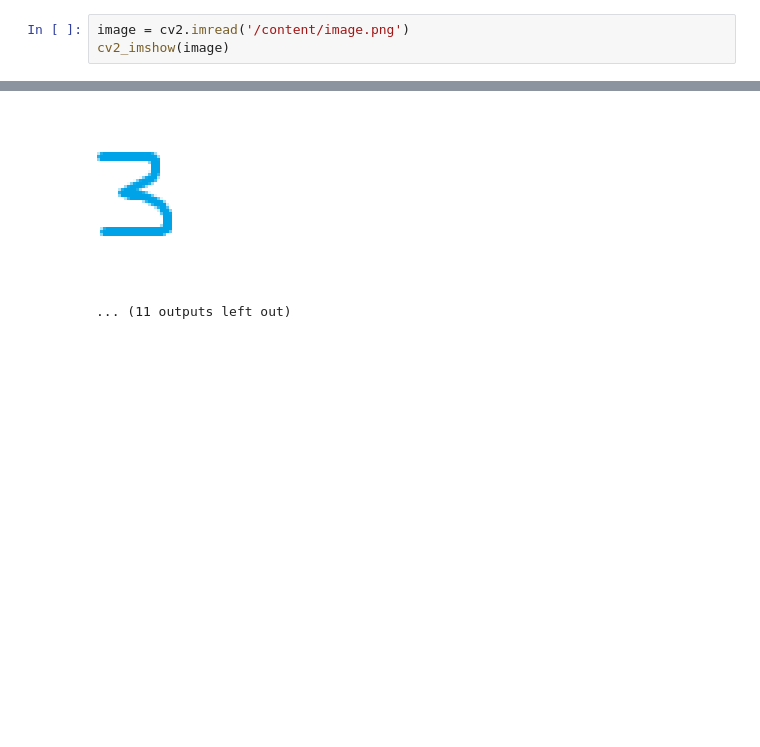
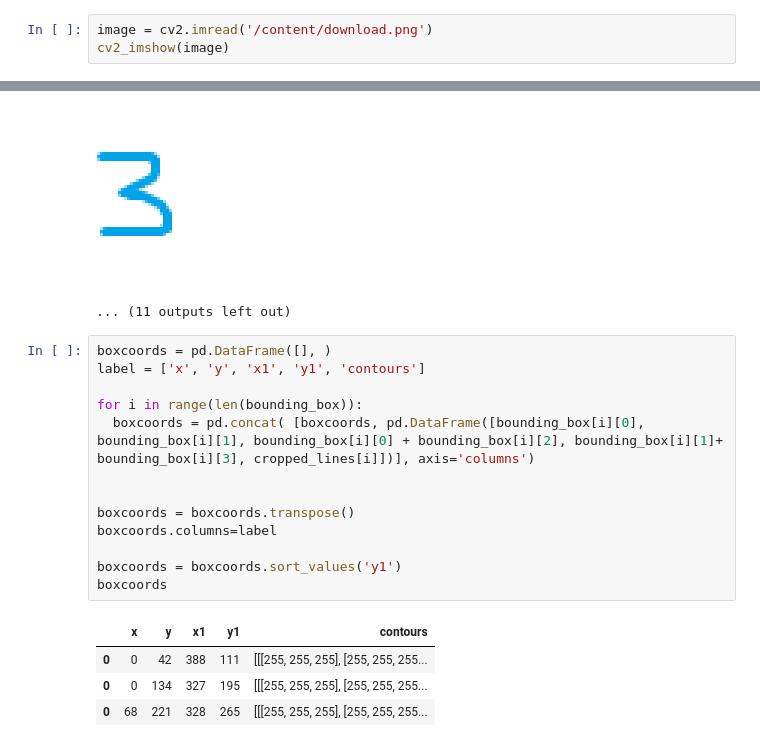
Before and after one commit to muvision/cm-mathvision, a Jupyter notebook: OpenCV.ipynb, the cells around one changed output, grey strips where cells are left out. Saved outputs shown, nothing was run; the diff lists cells and outputs as text; blank space fills up the shorter version.

Commit message:
Implemented basic line ordering

```diff
--- a/OpenCV.ipynb
+++ b/OpenCV.ipynb
@@ -13,7 +13,7 @@ import math
 # %% [markdown]
 Reading and displaying the starter image. Image resizing is temporary and only for displaying purposes.
 # %%
-image = cv2.imread('/content/image.png')
+image = cv2.imread('/content/download.png')
 cv2_imshow(image)
 # %% [output]
 [figure]
@@ -342,3 +313,21 @@ for line_image in cropped_lines:
 [figure]
 [figure]
 ... (11 outputs left out)
+# %%
+boxcoords = pd.DataFrame([], )
+label = ['x', 'y', 'x1', 'y1', 'contours']
+
+for i in range(len(bounding_box)):
+  boxcoords = pd.concat( [boxcoords, pd.DataFrame([bounding_box[i][0], bounding_box[i][1], bounding_box[i][0] + bounding_box[i][2], bounding_box[i][1]+ bounding_box[i][3], cropped_lines[i]])], axis='columns')
+
+
+boxcoords = boxcoords.transpose()
+boxcoords.columns=label
+
+boxcoords = boxcoords.sort_values('y1')
+boxcoords
+# %% [output]
+|  | x | y | x1 | y1 | contours |
+| 0 | 0 | 42 | 388 | 111 | [[[255, 255, 255], [255, 255, 255... |
+| 0 | 0 | 134 | 327 | 195 | [[[255, 255, 255], [255, 255, 255... |
+| 0 | 68 | 221 | 328 | 265 | [[[255, 255, 255], [255, 255, 255... |
```
Also changed, not shown: parts of 2 cells of this notebook.
